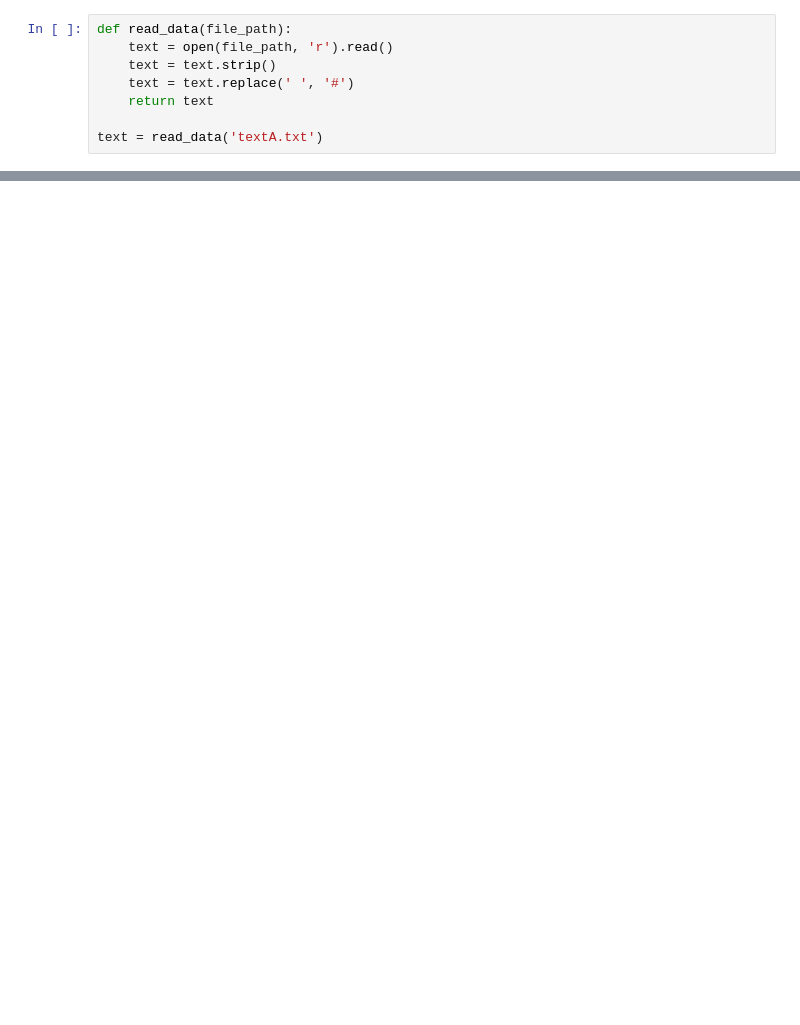
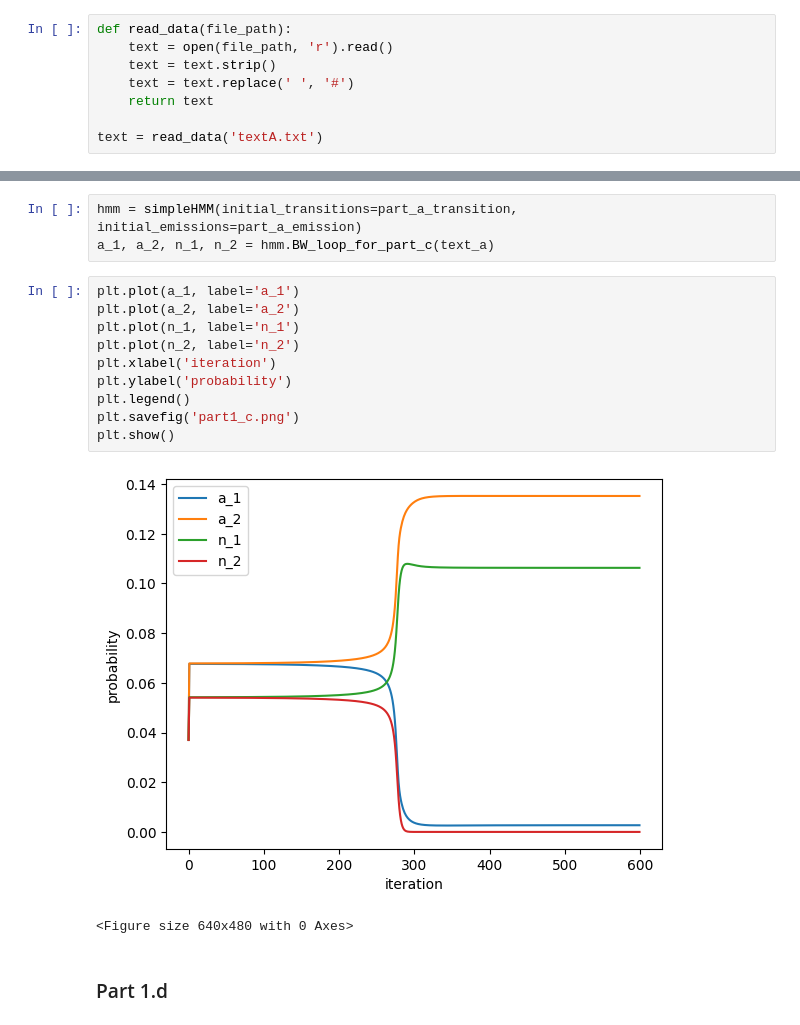
Before and after one commit to blindTissue/information_extraction_proj1_new, a Jupyter notebook: scratch.ipynb, the cells around one changed output, grey strips where cells are left out. Saved outputs shown, nothing was run; the diff lists cells and outputs as text; blank space fills up the shorter version.

```diff
--- a/scratch.ipynb
+++ b/scratch.ipynb
@@ -138,0 +199,18 @@ q 0.0008333333333333334
+# %%
+hmm = simpleHMM(initial_transitions=part_a_transition, initial_emissions=part_a_emission)
+a_1, a_2, n_1, n_2 = hmm.BW_loop_for_part_c(text_a)
+# %%
+plt.plot(a_1, label='a_1')
+plt.plot(a_2, label='a_2')
+plt.plot(n_1, label='n_1')
+plt.plot(n_2, label='n_2')
+plt.xlabel('iteration')
+plt.ylabel('probability')
+plt.legend()
+plt.savefig('part1_c.png')
+plt.show()
+# %% [output]
+[figure, added]
+<Figure size 640x480 with 0 Axes>
+# %% [markdown]
+### Part 1.d
```
Also changed, not shown: parts of 23 cells of this notebook, 4 other files.
